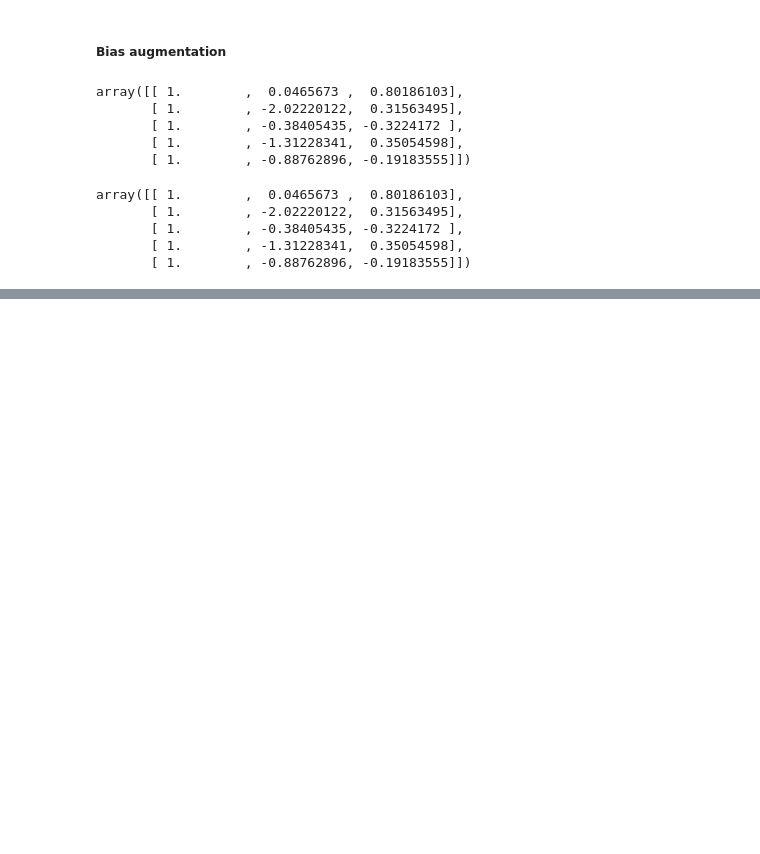
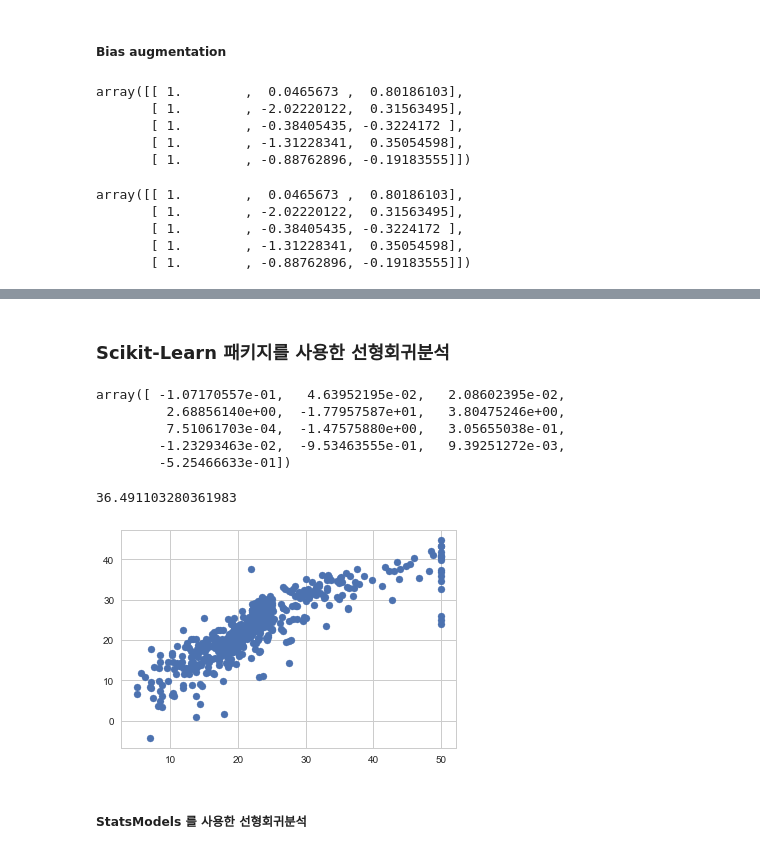
Before and after one commit to Junhojuno/TIL, a Jupyter notebook: machinelearning/statsmodels/regression_basic.ipynb, the cells around one changed output, grey strips where cells are left out. Cells and saved outputs as stored; diff of their text form; code cells hidden in the pictures; blank space fills up the shorter version.

```diff
--- a/machinelearning/statsmodels/regression_basic.ipynb
+++ b/machinelearning/statsmodels/regression_basic.ipynb
@@ -38,0 +101,29 @@ array([[ 1.        ,  0.0465673 ,  0.80186103],
+# %% [markdown]
+### Scikit-Learn 패키지를 사용한 선형회귀분석
+# %%
+from sklearn.datasets import load_boston
+from sklearn.linear_model import LinearRegression
+
+boston = load_boston()
+model_boston = LinearRegression().fit(boston.data, boston.target) # 자동으로 augmentation해줌
+# %%
+model_boston.coef_ # 추정된 가중치 벡터
+# %% [output]
+array([ -1.07170557e-01,   4.63952195e-02,   2.08602395e-02,
+         2.68856140e+00,  -1.77957587e+01,   3.80475246e+00,
+         7.51061703e-04,  -1.47575880e+00,   3.05655038e-01,
+        -1.23293463e-02,  -9.53463555e-01,   9.39251272e-03,
+        -5.25466633e-01])
+# %%
+model_boston.intercept_ # 추정된 상수항
+# %% [output]
+36.491103280361983
+# %%
+predictions = model_boston.predict(boston.data)
+
+plt.scatter(boston.target, predictions) # 실제집값과 추정 집값 비교
+plt.show()
+# %% [output]
+[figure, added]
+# %% [markdown]
+##### StatsModels 를 사용한 선형회귀분석
```
Also changed, not shown: parts of 17 cells of this notebook.
